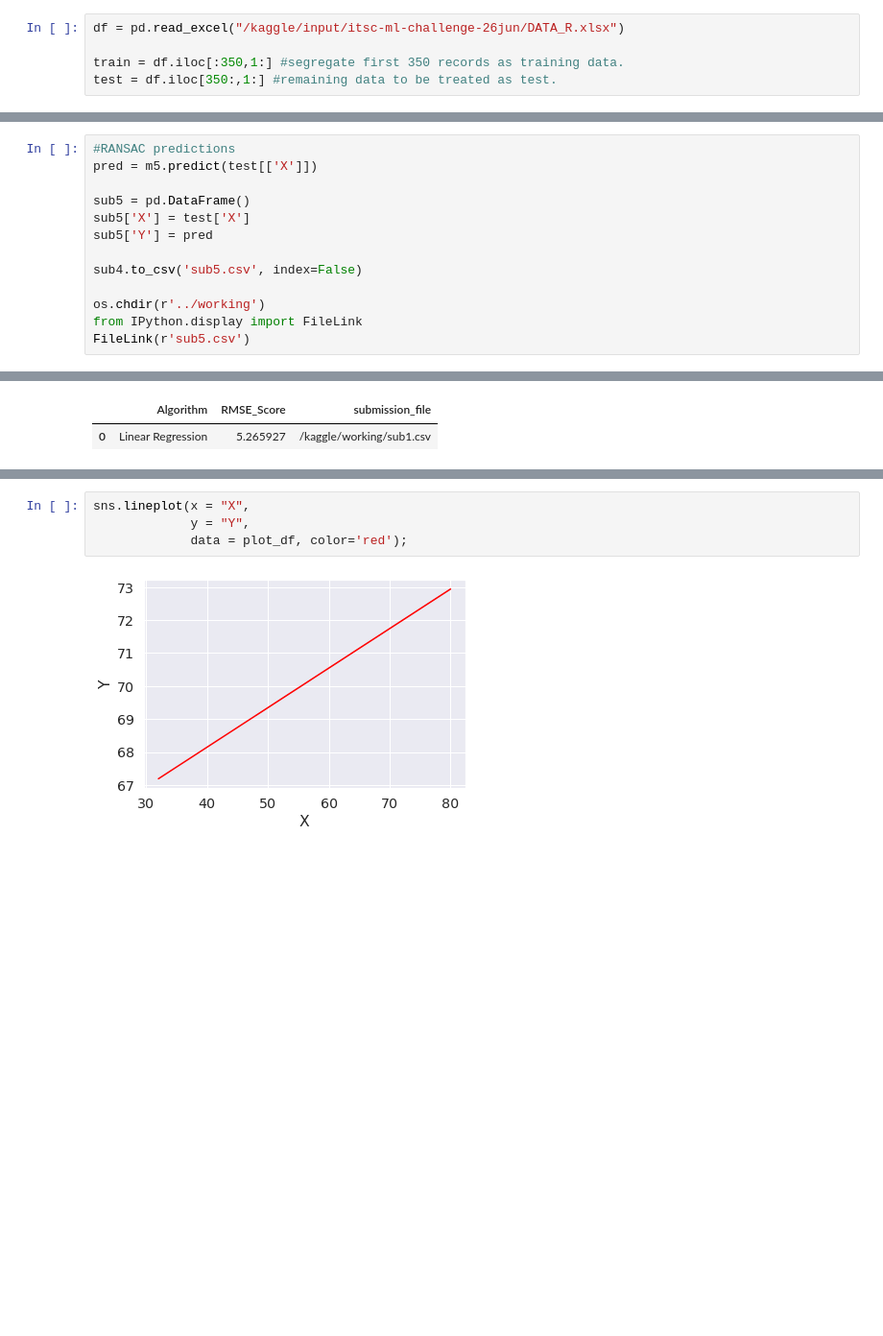
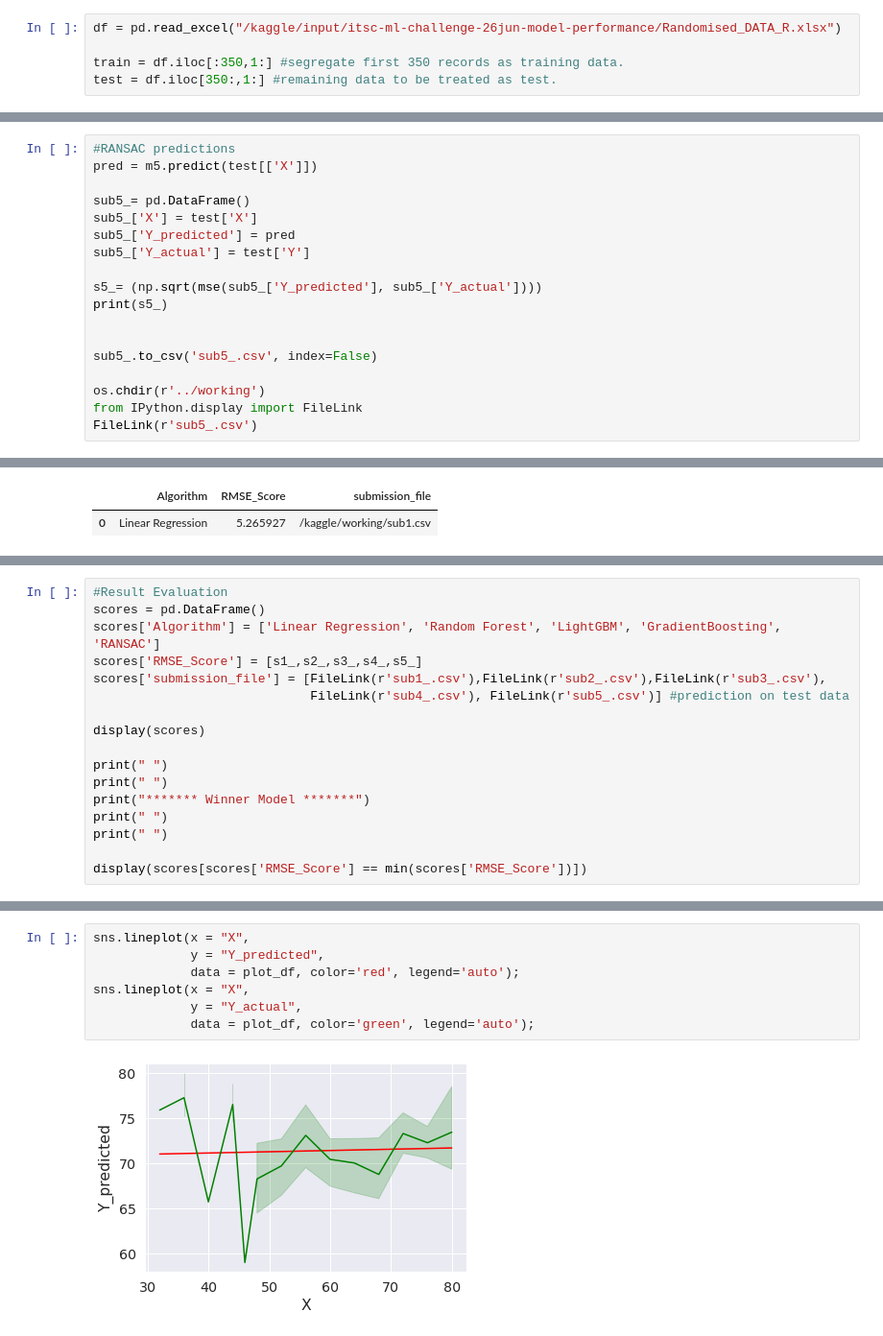
Before and after one commit to halfbloodprince16/ITS-ML-Challenge, a Jupyter notebook: P2/itsc-ml-R.ipynb, the cells around one changed output, grey strips where cells are left out. Shown at 96% size. Drawn from its saved outputs; the diff is of its cells as text; blank space fills up the shorter version.

```diff
--- a/P2/itsc-ml-R.ipynb
+++ b/P2/itsc-ml-R.ipynb
@@ -38,7 +40,7 @@ WARNING: Running pip as the 'root' user can result in broken permissions and con
 1. Dataset consist of two columns, X and Y.
 2. First 350 records are for training the model and remaining unlabelled data is for test purpose.
 # %%
-df = pd.read_excel("/kaggle/input/itsc-ml-challenge-26jun/DATA_R.xlsx")
+df = pd.read_excel("/kaggle/input/itsc-ml-challenge-26jun-model-performance/Randomised_DATA_R.xlsx")
 
 train = df.iloc[:350,1:] #segregate first 350 records as training data.
 test = df.iloc[350:,1:] #remaining data to be treated as test.
@@ -280,13 +310,18 @@ print(s5)
 #RANSAC predictions
 pred = m5.predict(test[['X']])
 
-sub5 = pd.DataFrame()
-sub5['X'] = test['X']
-sub5['Y'] = pred
+sub5_= pd.DataFrame()
+sub5_['X'] = test['X']
+sub5_['Y_predicted'] = pred
+sub5_['Y_actual'] = test['Y']
 
-sub4.to_csv('sub5.csv', index=False)
+s5_= (np.sqrt(mse(sub5_['Y_predicted'], sub5_['Y_actual'])))
+print(s5_)
+
+
+sub5_.to_csv('sub5_.csv', index=False)
 
 os.chdir(r'../working')
 from IPython.display import FileLink
-FileLink(r'sub5.csv')
+FileLink(r'sub5_.csv')
 # %% [output]
@@ -322,0 +361,17 @@ display(scores[scores['RMSE_Score'] == min(scores['RMSE_Score'])])
+# %%
+#Result Evaluation
+scores = pd.DataFrame()
+scores['Algorithm'] = ['Linear Regression', 'Random Forest', 'LightGBM', 'GradientBoosting', 'RANSAC']
+scores['RMSE_Score'] = [s1_,s2_,s3_,s4_,s5_]
+scores['submission_file'] = [FileLink(r'sub1_.csv'),FileLink(r'sub2_.csv'),FileLink(r'sub3_.csv'),
+                             FileLink(r'sub4_.csv'), FileLink(r'sub5_.csv')] #prediction on test data
+
+display(scores)
+
+print(" ")
+print(" ")
+print("******* Winner Model *******")
+print(" ")
+print(" ")
+
+display(scores[scores['RMSE_Score'] == min(scores['RMSE_Score'])])
@@ -327,6 +411,9 @@ plot_df = pd.read_csv("/kaggle/working/"+winner.values[0].path)
 # %%
 sns.lineplot(x = "X",
-             y = "Y",
-             data = plot_df, color='red');
+             y = "Y_predicted",
+             data = plot_df, color='red', legend='auto');
+sns.lineplot(x = "X",
+             y = "Y_actual",
+             data = plot_df, color='green', legend='auto');
 # %% [output]
-[figure, old version]
+[figure, new version]
```
Also changed, not shown: parts of 12 cells of this notebook.
